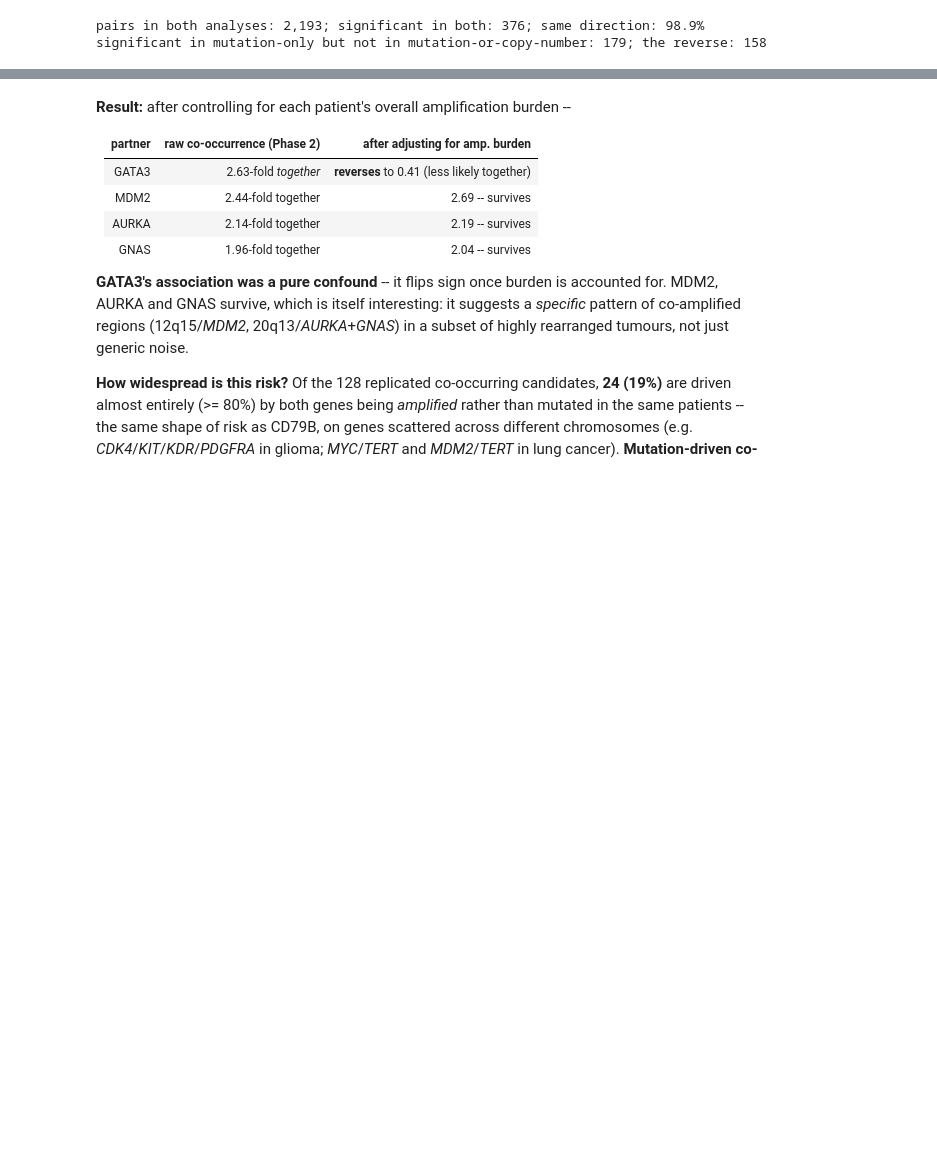
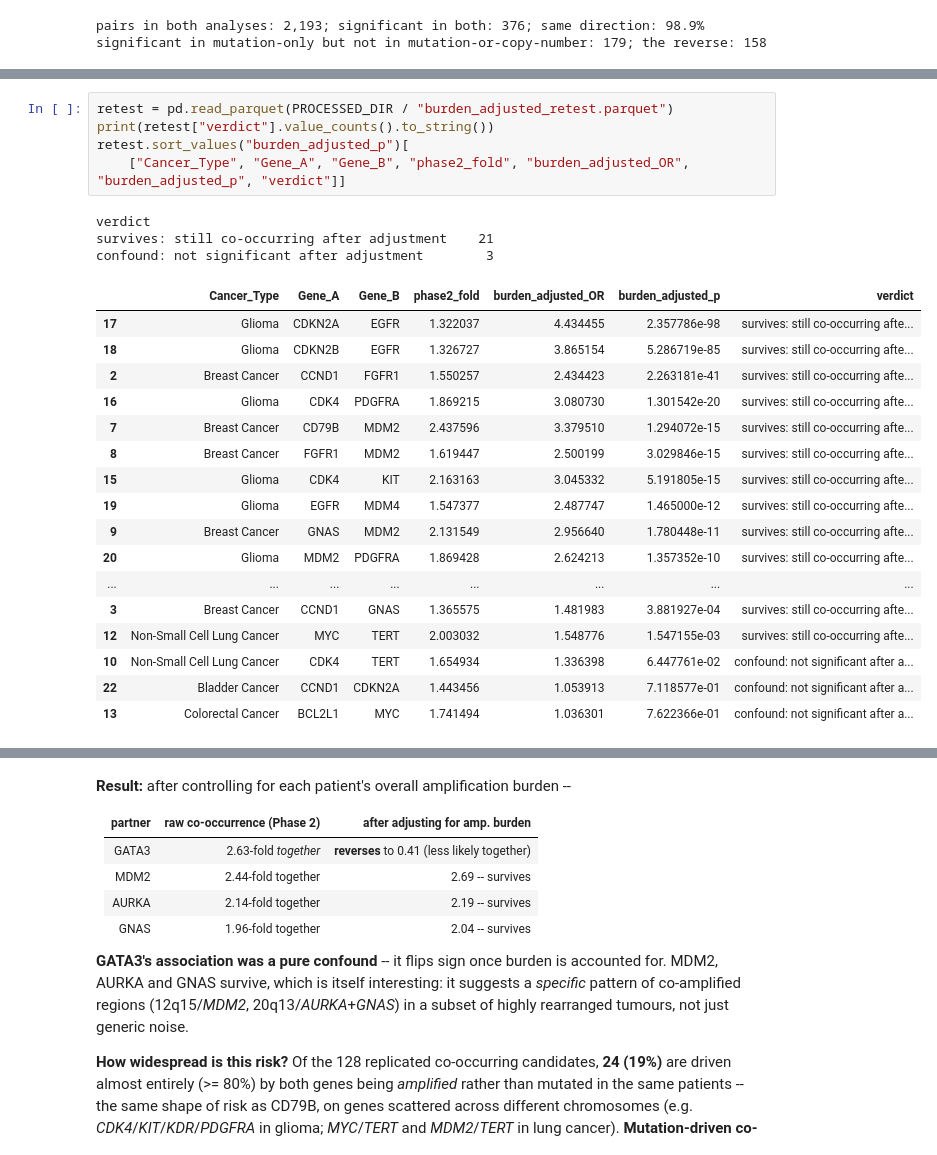
Before and after one commit to Wlimni/Learning-Cancer-Mutation-Landscapes-from-Large-Scale-Mutation-Testing-Data-fyp, a Jupyter notebook: notebooks/04_phase4_insight.ipynb, the cells around one changed output, grey strips where cells are left out. Saved outputs shown, nothing was run; the diff lists cells and outputs as text; blank space fills up the shorter version.

```diff
--- a/notebooks/04_phase4_insight.ipynb
+++ b/notebooks/04_phase4_insight.ipynb
@@ -444,0 +411,26 @@ pd.DataFrame(rows)
+# %%
+retest = pd.read_parquet(PROCESSED_DIR / "burden_adjusted_retest.parquet")
+print(retest["verdict"].value_counts().to_string())
+retest.sort_values("burden_adjusted_p")[
+    ["Cancer_Type", "Gene_A", "Gene_B", "phase2_fold", "burden_adjusted_OR", "burden_adjusted_p", "verdict"]]
+# %% [output]
+verdict
+survives: still co-occurring after adjustment    21
+confound: not significant after adjustment        3
+|  | Cancer_Type | Gene_A | Gene_B | phase2_fold | burden_adjusted_OR | burden_adjusted_p | verdict |
+| 17 | Glioma | CDKN2A | EGFR | 1.322037 | 4.434455 | 2.357786e-98 | survives: still co-occurring afte... |
+| 18 | Glioma | CDKN2B | EGFR | 1.326727 | 3.865154 | 5.286719e-85 | survives: still co-occurring afte... |
+| 2 | Breast Cancer | CCND1 | FGFR1 | 1.550257 | 2.434423 | 2.263181e-41 | survives: still co-occurring afte... |
+| 16 | Glioma | CDK4 | PDGFRA | 1.869215 | 3.080730 | 1.301542e-20 | survives: still co-occurring afte... |
+| 7 | Breast Cancer | CD79B | MDM2 | 2.437596 | 3.379510 | 1.294072e-15 | survives: still co-occurring afte... |
+| 8 | Breast Cancer | FGFR1 | MDM2 | 1.619447 | 2.500199 | 3.029846e-15 | survives: still co-occurring afte... |
+| 15 | Glioma | CDK4 | KIT | 2.163163 | 3.045332 | 5.191805e-15 | survives: still co-occurring afte... |
+| 19 | Glioma | EGFR | MDM4 | 1.547377 | 2.487747 | 1.465000e-12 | survives: still co-occurring afte... |
+| 9 | Breast Cancer | GNAS | MDM2 | 2.131549 | 2.956640 | 1.780448e-11 | survives: still co-occurring afte... |
+| 20 | Glioma | MDM2 | PDGFRA | 1.869428 | 2.624213 | 1.357352e-10 | survives: still co-occurring afte... |
+| ... | ... | ... | ... | ... | ... | ... | ... |
+| 3 | Breast Cancer | CCND1 | GNAS | 1.365575 | 1.481983 | 3.881927e-04 | survives: still co-occurring afte... |
+| 12 | Non-Small Cell Lung Cancer | MYC | TERT | 2.003032 | 1.548776 | 1.547155e-03 | survives: still co-occurring afte... |
+| 10 | Non-Small Cell Lung Cancer | CDK4 | TERT | 1.654934 | 1.336398 | 6.447761e-02 | confound: not significant after a... |
+| 22 | Bladder Cancer | CCND1 | CDKN2A | 1.443456 | 1.053913 | 7.118577e-01 | confound: not significant after a... |
+| 13 | Colorectal Cancer | BCL2L1 | MYC | 1.741494 | 1.036301 | 7.622366e-01 | confound: not significant after a... |
```
Also changed, not shown: parts of 6 cells of this notebook, 4 other files.
